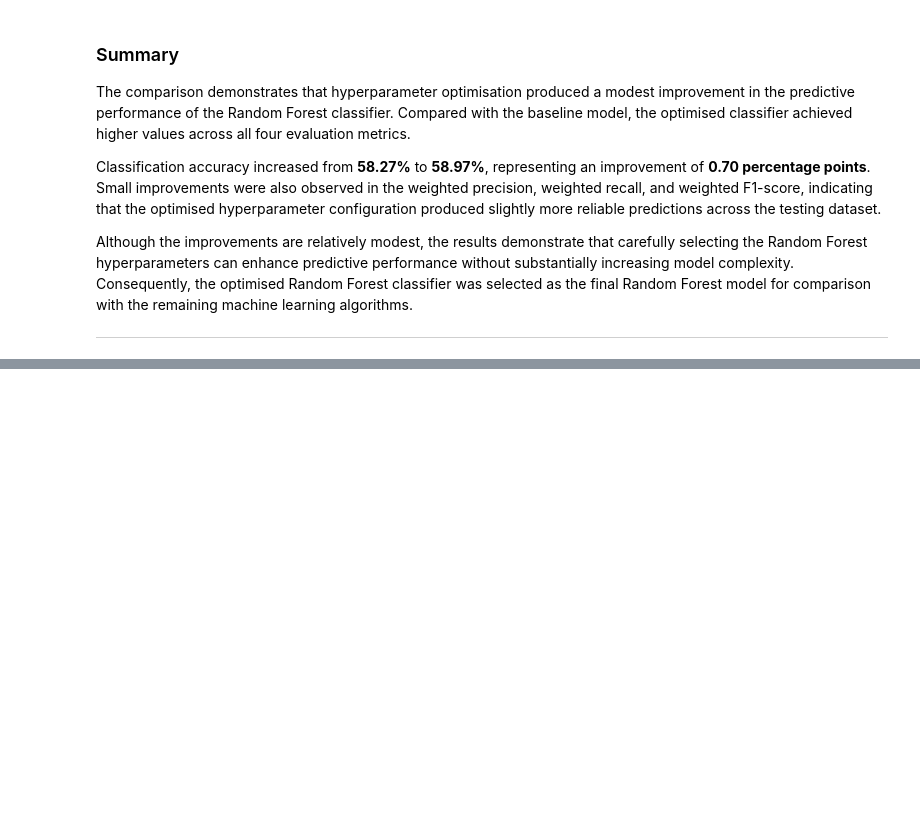
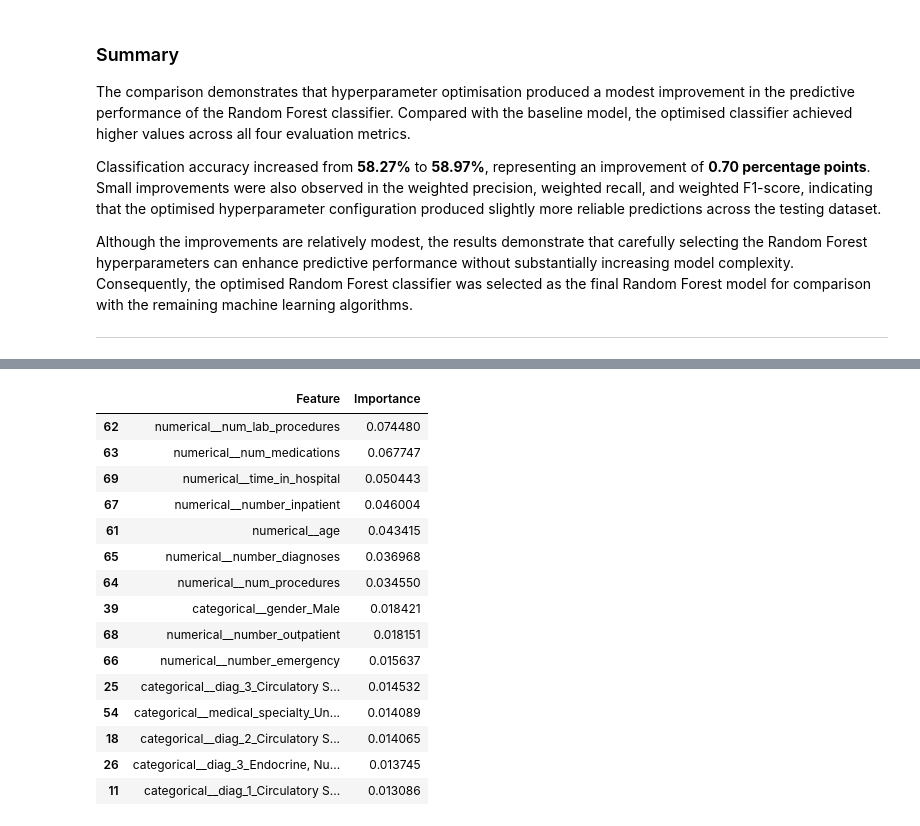
Before and after one commit to ajay-nagpal/Hospital-Readmission-Prediction, a Jupyter notebook: hospital_readmission.ipynb, the cells around one changed output, grey strips where cells are left out. Saved outputs shown, nothing was run; the diff lists cells and outputs as text; code cells hidden in the pictures; blank space fills up the shorter version.

```diff
--- a/hospital_readmission.ipynb
+++ b/hospital_readmission.ipynb
@@ -6426,0 +6604,51 @@ Although the improvements are relatively modest, the results demonstrate that ca
+# %%
+#The following code extracts the feature importance scores from the optimised Random Forest classifier. The features are ranked according to their contribution to the model, and the fifteen most important predictors are displayed in both tabular and graphical form.
+
+# Calculate the Feature Importance
+# Scores for the Optimised
+# Random Forest Classifier.
+
+feature_importance = pd.DataFrame({
+
+    "Feature": selected_features,
+    "Importance": (
+        optimised_random_forest.feature_importances_
+    )
+
+})
+
+# Rank the features according to
+# their importance scores.
+feature_importance = (
+    feature_importance.sort_values(
+        by="Importance",
+        ascending=False
+    )
+)
+
+# Display the fifteen most
+# important predictor variables.
+top_features = (
+    feature_importance.head(15)
+)
+
+display(
+    top_features
+)
+# %% [output]
+|  | Feature | Importance |
+| 62 | numerical__num_lab_procedures | 0.074480 |
+| 63 | numerical__num_medications | 0.067747 |
+| 69 | numerical__time_in_hospital | 0.050443 |
+| 67 | numerical__number_inpatient | 0.046004 |
+| 61 | numerical__age | 0.043415 |
+| 65 | numerical__number_diagnoses | 0.036968 |
+| 64 | numerical__num_procedures | 0.034550 |
+| 39 | categorical__gender_Male | 0.018421 |
+| 68 | numerical__number_outpatient | 0.018151 |
+| 66 | numerical__number_emergency | 0.015637 |
+| 25 | categorical__diag_3_Circulatory S... | 0.014532 |
+| 54 | categorical__medical_specialty_Un... | 0.014089 |
+| 18 | categorical__diag_2_Circulatory S... | 0.014065 |
+| 26 | categorical__diag_3_Endocrine, Nu... | 0.013745 |
+| 11 | categorical__diag_1_Circulatory S... | 0.013086 |
```
Also changed, not shown: parts of 19 cells of this notebook.
